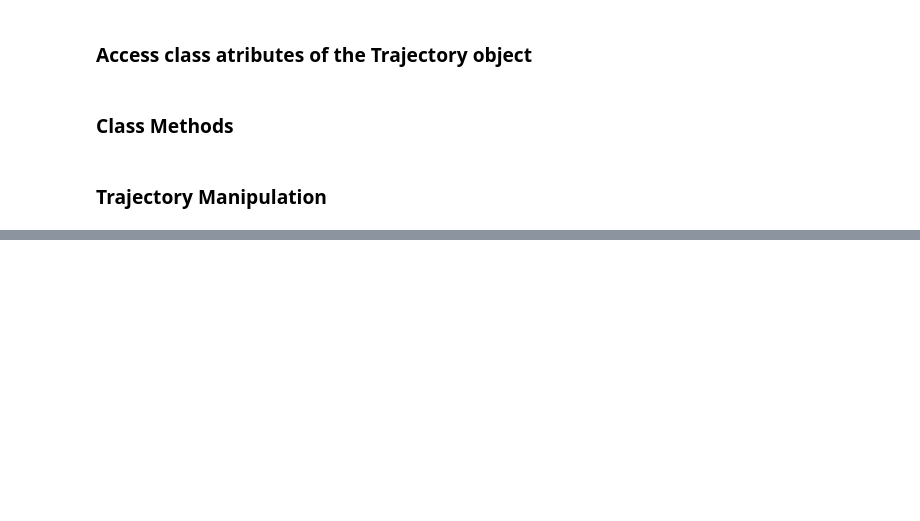
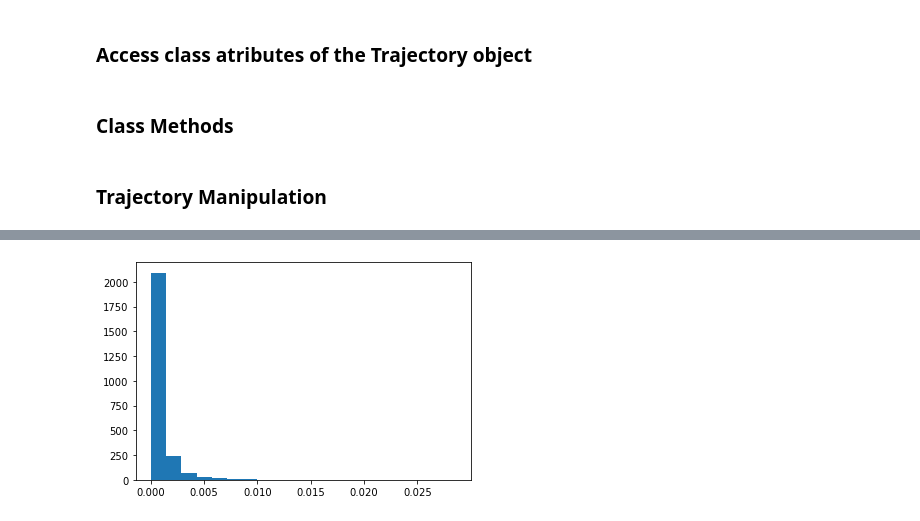
Before and after one commit to Karim-Ib/MD_Lammps_analysis, a Jupyter notebook: tutorial_notebook/Ion_analysis.ipynb, the cells around one changed output, grey strips where cells are left out. Saved outputs shown, nothing was run; the diff lists cells and outputs as text; code cells hidden in the pictures; blank space fills up the shorter version.

```diff
--- a/tutorial_notebook/Ion_analysis.ipynb
+++ b/tutorial_notebook/Ion_analysis.ipynb
@@ -263,5 +225,5 @@ print(struct.calcsize("P") * 8)
 # %%
-path = "Z://cluster_runs//n_608//NN_charged_test//results//charged_system//charged_run_0//trjwater.lammpstrj"
+path = "Z://cluster_runs//n_608//NN_charged_test//results//charged_system//long_run//charged_run_0//trjwater.lammpstrj"
 # %%
 trj = Trajectory(file=path)
 # %%
@@ -387,6 +342,8 @@ plt.show()
 jump_data = np.genfromtxt(r"C:\Users\karim\Documents\GitRepo\MD_Lammps_analysis\testing\jump_dist.csv")
 diff_data = np.genfromtxt(r"C:\Users\karim\Documents\GitRepo\MD_Lammps_analysis\testing\diff_dist.csv")
 # %%
-plt.hist(jump_data, bins=20)
+plt.hist(diff_dist, bins=20)
 plt.show()
+# %% [output]
+[figure, added]
 # %%
```
Also changed, not shown: parts of 29 cells of this notebook, 1 other file.
